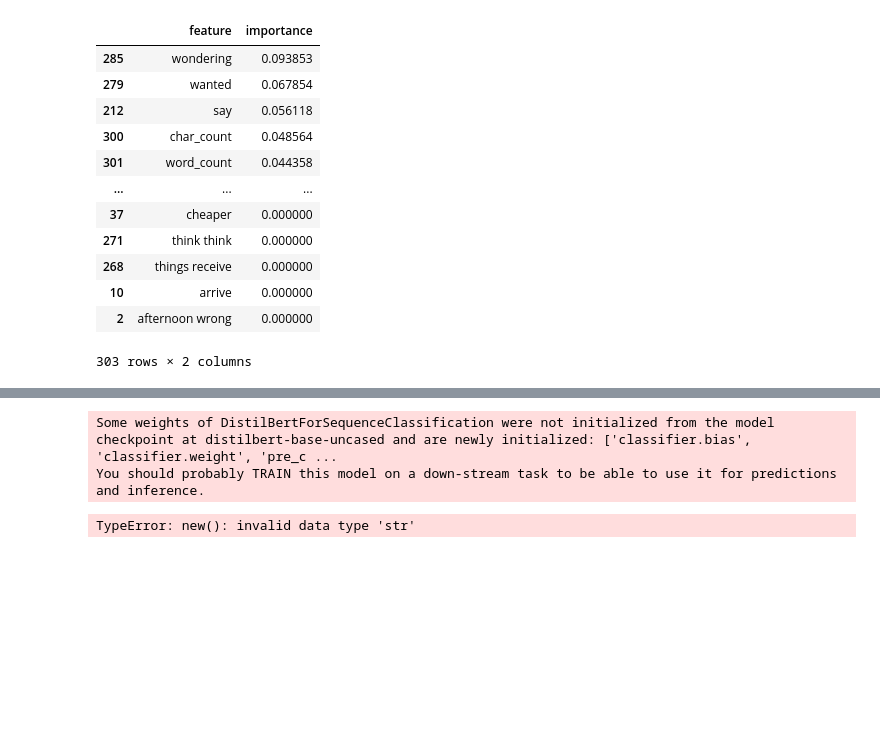
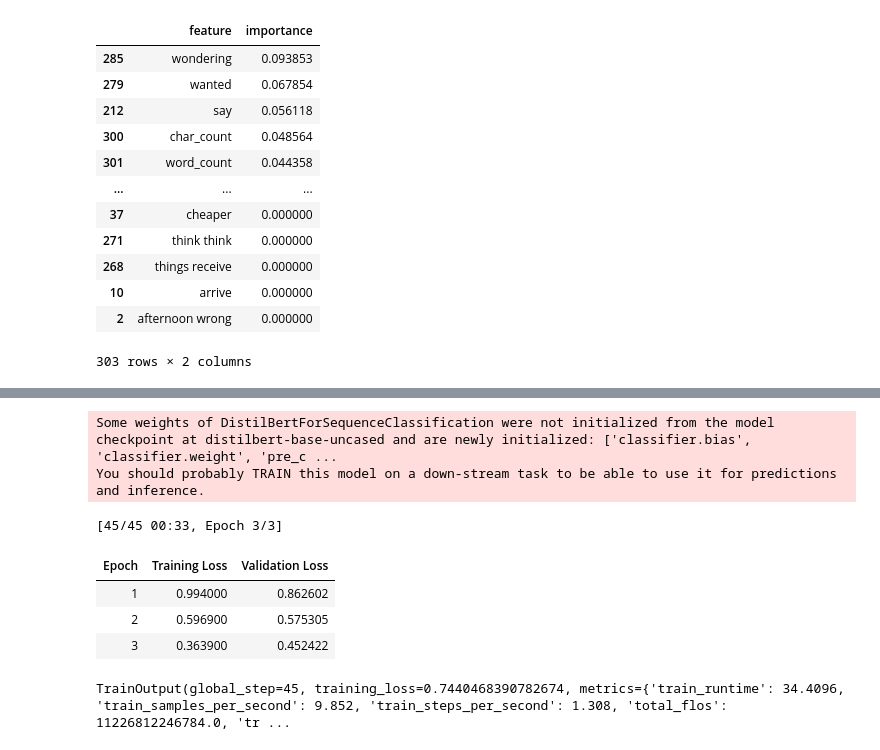
Before and after one commit to Temmi01/transcription-project, a Jupyter notebook: project.ipynb, the cells around one changed output, grey strips where cells are left out. Saved outputs shown, nothing was run; the diff lists cells and outputs as text; code cells hidden in the pictures; blank space fills up the shorter version.

```diff
--- a/project.ipynb
+++ b/project.ipynb
@@ -208,8 +277,9 @@ import torch
 
 train_texts, val_texts, train_labels, val_labels = train_test_split(
 	df['text'].tolist(),
-	df['sentiment_label'].tolist(),
-	test_size=0.2
+	Y.tolist(),
+	test_size=0.2,
+  random_state=42
 )
 
 model_name = "distilbert-base-uncased"
@@ -217,7 +287,7 @@ model_name = "distilbert-base-uncased"
 tokenizer = AutoTokenizer.from_pretrained(model_name)
 
 def tokenize(text):
-	return tokenizer(text, truncation=True, max_length=128)
+	return tokenizer(text, truncation=True, max_length=128, padding="max_length")
 
 train_encodings = tokenize(train_texts)
 val_encodings = tokenize(val_texts)
@@ -232,32 +302,37 @@ class SupportDataset(torch.utils.data.Dataset):
 		item['labels'] = torch.tensor(self.labels[idx])
 		return item
 
 	def __len__(self):
 		return len(self.labels)
 
 train_dataset = SupportDataset(train_encodings, train_labels)
 val_dataset = SupportDataset(val_encodings, val_labels)
 
 model = AutoModelForSequenceClassification.from_pretrained(model_name, num_labels=3)
 
-
 training_args = TrainingArguments(
 	output_dir='./results',
 	num_train_epochs=3,
 	per_device_train_batch_size=8,
+	logging_steps=5,
 	eval_strategy="epoch",
 	logging_dir='./logs',
 )
 
 trainer = Trainer(
 	model=model,
 	args=training_args,
 	train_dataset=train_dataset,
 	eval_dataset=val_dataset,
 )
 
 trainer.train()
 # %% [output]
 Some weights of DistilBertForSequenceClassification were not initialized from the model checkpoint at distilbert-base-uncased and are newly initialized: ['classifier.bias', 'classifier.weight', 'pre_c ...
 You should probably TRAIN this model on a down-stream task to be able to use it for predictions and inference.
-TypeError: new(): invalid data type 'str'
+[45/45 00:33, Epoch 3/3]
+| Epoch | Training Loss | Validation Loss |
+| 1 | 0.994000 | 0.862602 |
+| 2 | 0.596900 | 0.575305 |
+| 3 | 0.363900 | 0.452422 |
+TrainOutput(global_step=45, training_loss=0.7440468390782674, metrics={'train_runtime': 34.4096, 'train_samples_per_second': 9.852, 'train_steps_per_second': 1.308, 'total_flos': 11226812246784.0, 'tr ...
```
Also changed, not shown: parts of 8 cells of this notebook, 27 other files.
